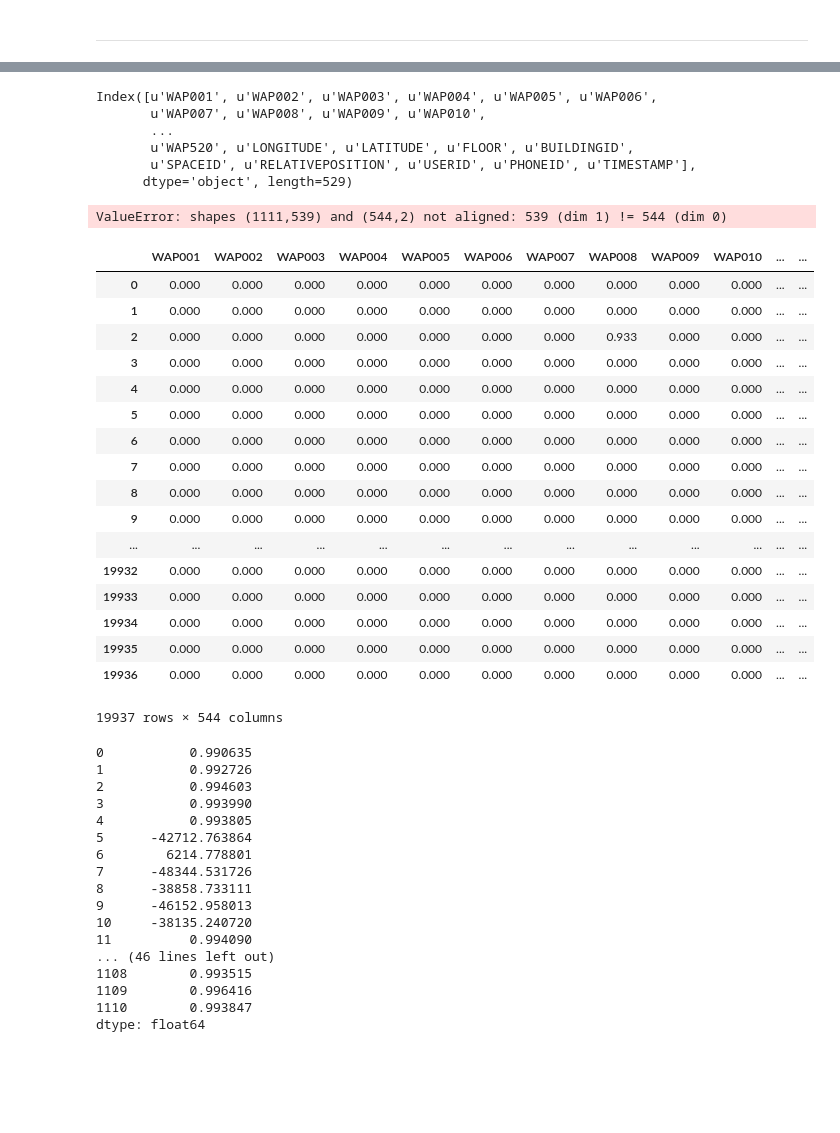
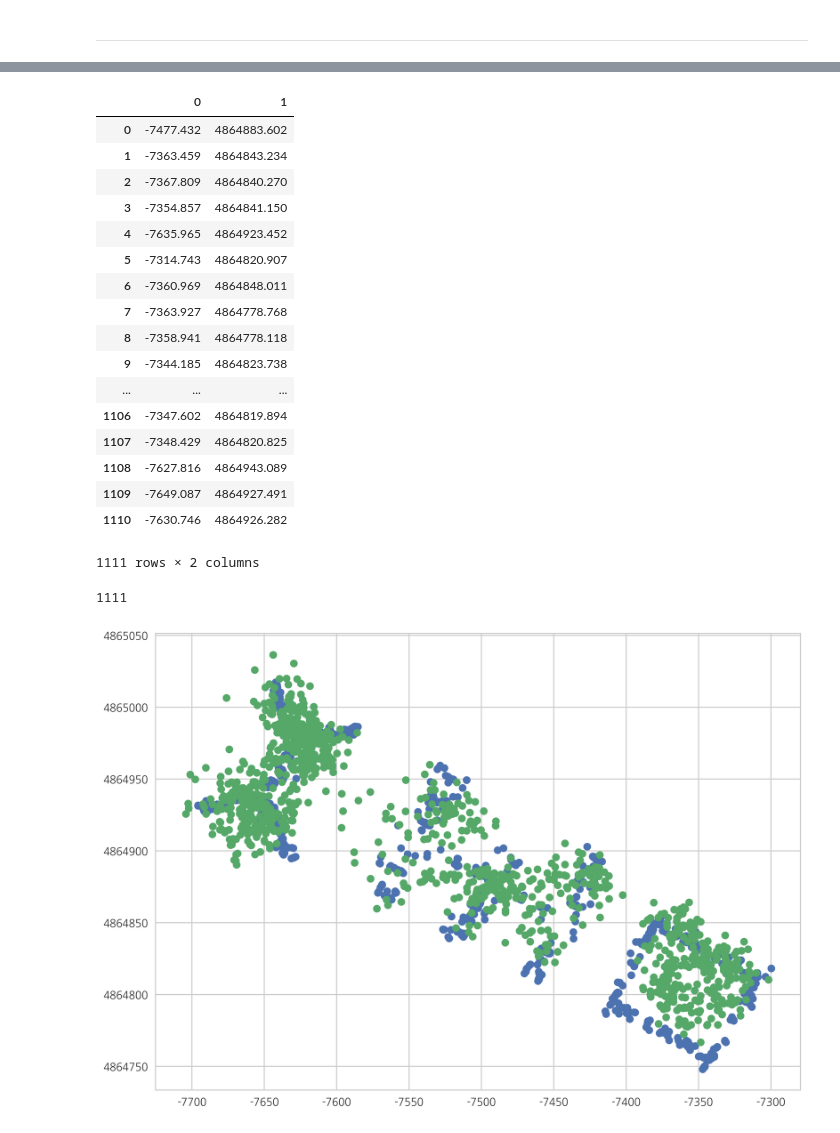
Before and after one commit to devyohan/fc_team_project2, a Jupyter notebook: wifi_jeehun.ipynb, the cells around one changed output, grey strips where cells are left out. Saved outputs shown, nothing was run; the diff lists cells and outputs as text; code cells hidden in the pictures; blank space fills up the shorter version.

```diff
--- a/wifi_jeehun.ipynb
+++ b/wifi_jeehun.ipynb
@@ -222,67 +132,43 @@ train_x = train_x.join(train_p)
 
 model_1 = sm.OLS(train_y, train_x).fit()
-# %%
-raw_train.columns
-# %% [output]
-Index([u'WAP001', u'WAP002', u'WAP003', u'WAP004', u'WAP005', u'WAP006',
-       u'WAP007', u'WAP008', u'WAP009', u'WAP010',
-       ...
-       u'WAP520', u'LONGITUDE', u'LATITUDE', u'FLOOR', u'BUILDINGID',
-       u'SPACEID', u'RELATIVEPOSITION', u'USERID', u'PHONEID', u'TIMESTAMP'],
-      dtype='object', length=529)
 # %%
 # test
 validation_x = nor_validation.iloc[:, 0:520]
 validation_x = validation_x.join(validation_f)
 validation_x = validation_x.join(validation_b)
-validation_x = validation_x.join(validation_p)
-#validation_x = sm.add_constant(validation_x)
+#validation_x = validation_x.join(validation_p)
+##validation_x = sm.add_constant(validation_x)
 
 validation_y = model_1.predict(validation_x)
 validation_y
 # %% [output]
+|  | 0 | 1 |
+| 0 | -7477.432 | 4864883.602 |
+| 1 | -7363.459 | 4864843.234 |
+| 2 | -7367.809 | 4864840.270 |
+| 3 | -7354.857 | 4864841.150 |
+| 4 | -7635.965 | 4864923.452 |
+| 5 | -7314.743 | 4864820.907 |
+| 6 | -7360.969 | 4864848.011 |
+| 7 | -7363.927 | 4864778.768 |
+| 8 | -7358.941 | 4864778.118 |
+| 9 | -7344.185 | 4864823.738 |
+| ... | ... | ... |
+| 1106 | -7347.602 | 4864819.894 |
+| 1107 | -7348.429 | 4864820.825 |
+| 1108 | -7627.816 | 4864943.089 |
+| 1109 | -7649.087 | 4864927.491 |
+| 1110 | -7630.746 | 4864926.282 |
-ValueError: shapes (1111,539) and (544,2) not aligned: 539 (dim 1) != 544 (dim 0)
+1111 rows × 2 columns
-# %%
-train_x
-# %% [output]
-|  | WAP001 | WAP002 | WAP003 | WAP004 | WAP005 | WAP006 | WAP007 | WAP008 | WAP009 | WAP010 | ... | ... |
-| 0 | 0.000 | 0.000 | 0.000 | 0.000 | 0.000 | 0.000 | 0.000 | 0.000 | 0.000 | 0.000 | ... | ... |
-| 1 | 0.000 | 0.000 | 0.000 | 0.000 | 0.000 | 0.000 | 0.000 | 0.000 | 0.000 | 0.000 | ... | ... |
-| 2 | 0.000 | 0.000 | 0.000 | 0.000 | 0.000 | 0.000 | 0.000 | 0.933 | 0.000 | 0.000 | ... | ... |
-| 3 | 0.000 | 0.000 | 0.000 | 0.000 | 0.000 | 0.000 | 0.000 | 0.000 | 0.000 | 0.000 | ... | ... |
-| 4 | 0.000 | 0.000 | 0.000 | 0.000 | 0.000 | 0.000 | 0.000 | 0.000 | 0.000 | 0.000 | ... | ... |
-| 5 | 0.000 | 0.000 | 0.000 | 0.000 | 0.000 | 0.000 | 0.000 | 0.000 | 0.000 | 0.000 | ... | ... |
-| 6 | 0.000 | 0.000 | 0.000 | 0.000 | 0.000 | 0.000 | 0.000 | 0.000 | 0.000 | 0.000 | ... | ... |
-| 7 | 0.000 | 0.000 | 0.000 | 0.000 | 0.000 | 0.000 | 0.000 | 0.000 | 0.000 | 0.000 | ... | ... |
-| 8 | 0.000 | 0.000 | 0.000 | 0.000 | 0.000 | 0.000 | 0.000 | 0.000 | 0.000 | 0.000 | ... | ... |
-| 9 | 0.000 | 0.000 | 0.000 | 0.000 | 0.000 | 0.000 | 0.000 | 0.000 | 0.000 | 0.000 | ... | ... |
-| ... | ... | ... | ... | ... | ... | ... | ... | ... | ... | ... | ... | ... |
-| 19932 | 0.000 | 0.000 | 0.000 | 0.000 | 0.000 | 0.000 | 0.000 | 0.000 | 0.000 | 0.000 | ... | ... |
-| 19933 | 0.000 | 0.000 | 0.000 | 0.000 | 0.000 | 0.000 | 0.000 | 0.000 | 0.000 | 0.000 | ... | ... |
-| 19934 | 0.000 | 0.000 | 0.000 | 0.000 | 0.000 | 0.000 | 0.000 | 0.000 | 0.000 | 0.000 | ... | ... |
-| 19935 | 0.000 | 0.000 | 0.000 | 0.000 | 0.000 | 0.000 | 0.000 | 0.000 | 0.000 | 0.000 | ... | ... |
-| 19936 | 0.000 | 0.000 | 0.000 | 0.000 | 0.000 | 0.000 | 0.000 | 0.000 | 0.000 | 0.000 | ... | ... |
-19937 rows × 544 columns
 # %%
 len(validation_y[validation_y/raw_validation["LONGITUDE"] <-1])
-validation_y/raw_validation["LONGITUDE"]
 # %% [output]
-0           0.990635
-1           0.992726
-2           0.994603
-3           0.993990
-4           0.993805
-5      -42712.763864
-6        6214.778801
-7      -48344.531726
-8      -38858.733111
-9      -46152.958013
-10     -38135.240720
-11          0.994090
-... (46 lines left out)
-1108        0.993515
-1109        0.996416
-1110        0.993847
-dtype: float64
+1111
+# %%
+plt.scatter(raw_validation["LONGITUDE"], raw_validation["LATITUDE"])
+plt.scatter(validation_y[0], validation_y[1])
+plt.show()
+# %% [output]
+[figure, added]
 # %%
 plt.scatter(validation_y[0], validation_y[1])
```
Also changed, not shown: parts of 17 cells of this notebook.
